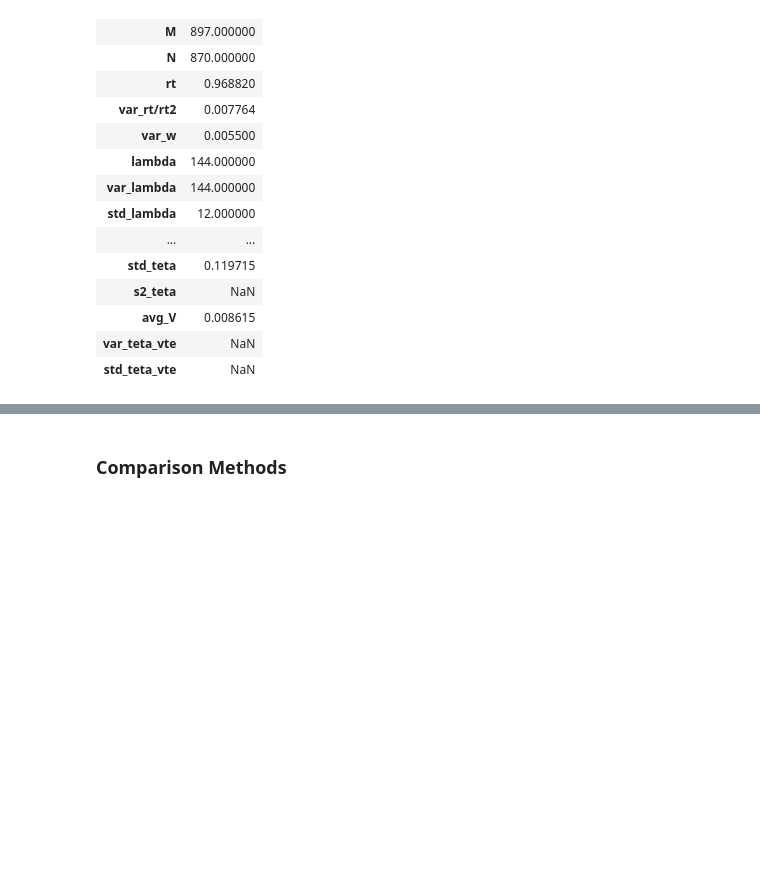
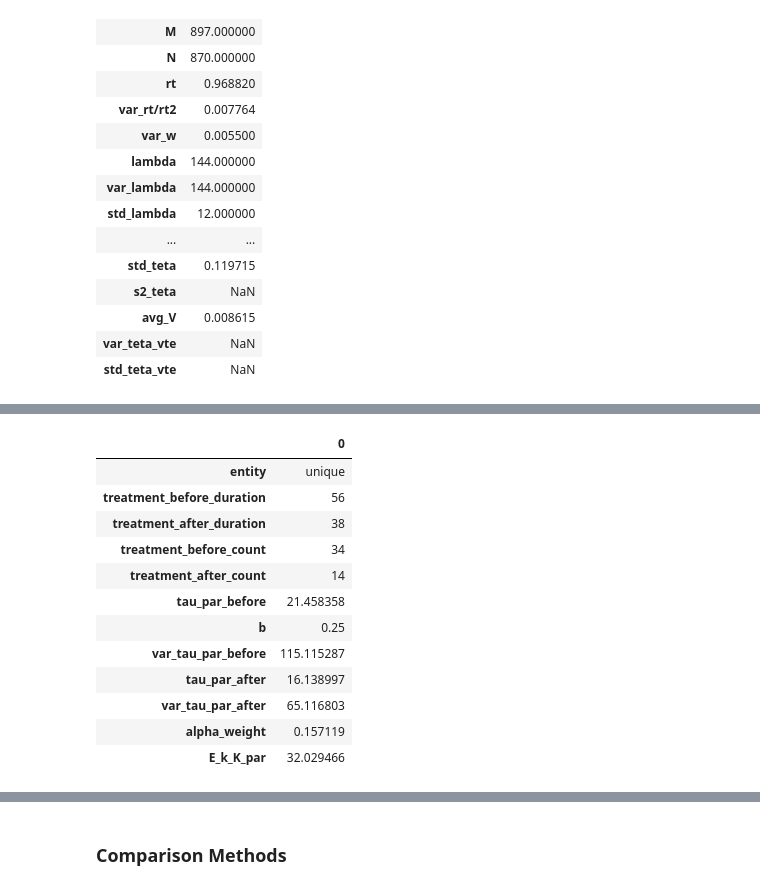
Before and after one commit to thiagopassos2001/hauer-before-after, a Jupyter notebook: examples.ipynb, the cells around one changed output, grey strips where cells are left out. Saved outputs shown, nothing was run; the diff lists cells and outputs as text; code cells hidden in the pictures; blank space fills up the shorter version.

```diff
--- a/examples.ipynb
+++ b/examples.ipynb
@@ -82,0 +87,54 @@ result
+# %%
+df = pd.DataFrame()
+df["entity"] = ["unique"]
+df["treatment_before_duration"] = [56]
+df["treatment_after_duration"] = [38]
+df['treatment_before_count'] = [34]
+df['treatment_after_count'] = [14]
+
+# SPF
+df_SPF = pd.DataFrame()
+# Duration
+df_SPF["reference"] = ["1990","1991","1992","1993","Jan-Aug 1994","Nov-Dec 1994","1995","1996","1997"]
+df_SPF["period"] = ["before","before","before","before","before","after","after","after","after"]
+df_SPF["duration"] = [1,1,1,1,8/12,2/12,1,1,1]
+df_SPF.insert(0,"entity","unique")
+
+# Function
+SPF = lambda alpha,major_AADT,minor_AADT,duration=1:[duration*alpha*(major_AADT**0.256)*(minor_AADT**0.831),0.25]
+df_SPF["alpha"]= [0.000383, 0.000388, 0.000392, 0.000358, 0.000391, 0.000391, 0.000389, 0.000362, 0.000367]
+df_SPF["major_AADT"] = [10228, 10441, 10761, 10867, 10974, 12076, 11597, 11836, 12315]
+df_SPF["minor_AADT"] = [4503, 4597, 4738, 4785, 4832, 5317, 5106, 5211, 5422]
+
+# Inc Estimated
+df_SPF[["tau_par","b"]] = df_SPF.apply(lambda row: SPF(row["alpha"],row["major_AADT"],row["minor_AADT"],row["duration"]),axis=1,result_type="expand")
+df_SPF_agg = df_SPF.groupby(["entity","period"]).agg({"tau_par":"sum","b":"mean"}).reset_index(drop=False)
+df_SPF_agg["var_tau_par"] = df_SPF_agg["b"]*(df_SPF_agg["tau_par"]**2)
+
+df_SPF_agg_before = df_SPF_agg[df_SPF_agg["period"]=="before"][["entity","tau_par","b","var_tau_par"]]
+df_SPF_agg_before.columns = ["entity","tau_par_before","b","var_tau_par_before"]
+df_SPF_agg_after = df_SPF_agg[df_SPF_agg["period"]=="after"][["entity","tau_par","var_tau_par"]]
+df_SPF_agg_after.columns = ["entity","tau_par_after","var_tau_par_after"]
+
+df = df.merge(df_SPF_agg_before,on="entity",how="left")
+df = df.merge(df_SPF_agg_after,on="entity",how="left")
+
+E_k_K = lambda alpha_weight,k,K:(alpha_weight*k) + ((1-alpha_weight)*K)
+df["alpha_weight"] = 1/(1+(df["var_tau_par_before"]/df["tau_par_before"]))
+df["E_k_K_par"] = df.apply(lambda row:E_k_K(row["alpha_weight"],row["tau_par_before"],row["treatment_before_count"]),axis=1)
+
+df.T
+# %% [output]
+|  | 0 |
+| entity | unique |
+| treatment_before_duration | 56 |
+| treatment_after_duration | 38 |
+| treatment_before_count | 34 |
+| treatment_after_count | 14 |
+| tau_par_before | 21.458358 |
+| b | 0.25 |
+| var_tau_par_before | 115.115287 |
+| tau_par_after | 16.138997 |
+| var_tau_par_after | 65.116803 |
+| alpha_weight | 0.157119 |
+| E_k_K_par | 32.029466 |
```
Also changed, not shown: parts of 20 cells of this notebook, 2 other files.
